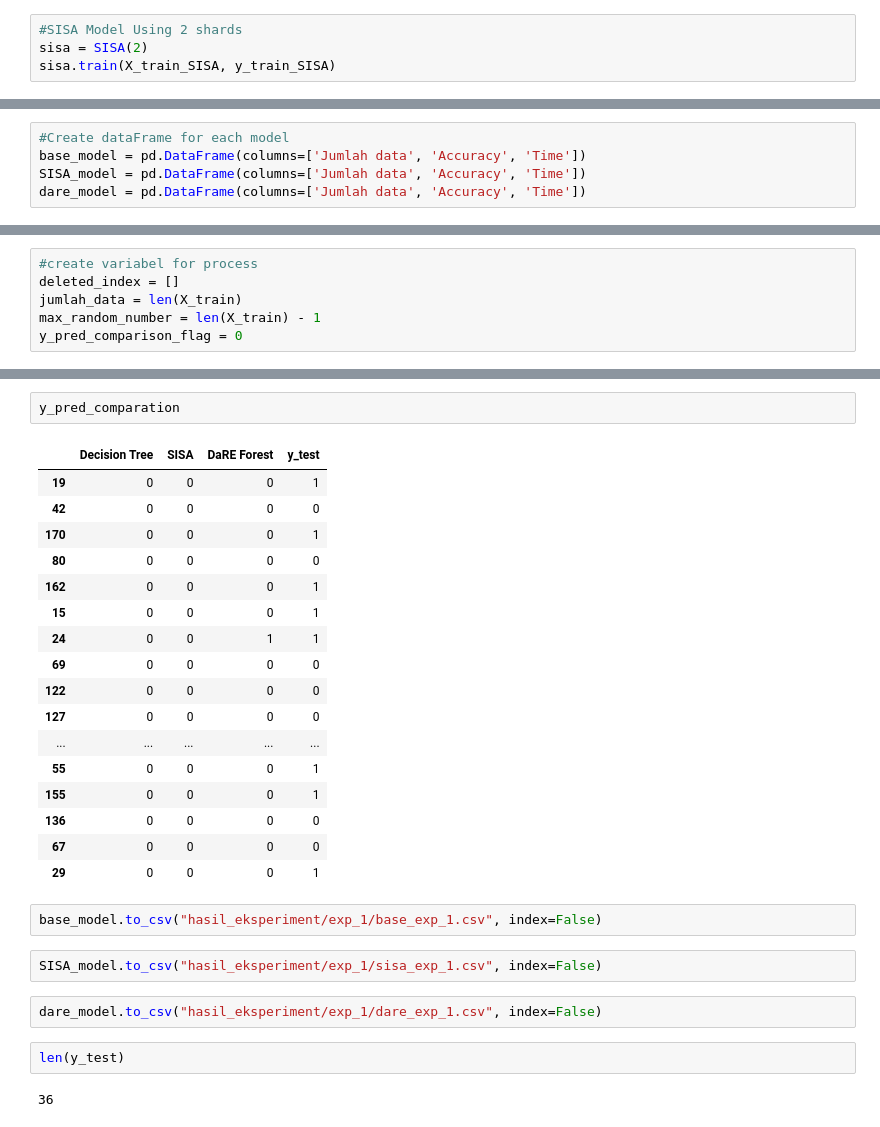
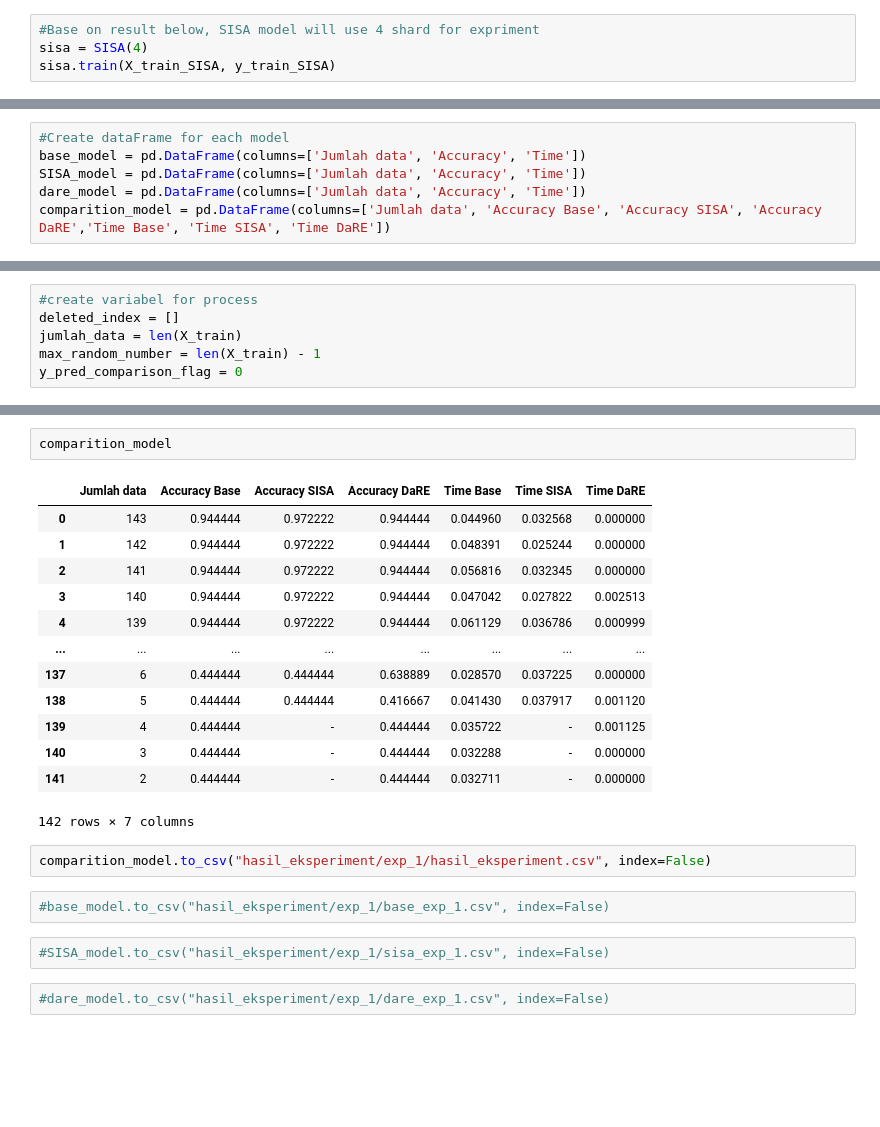
Before and after one commit to ilhampratama2109/Tugas_Akhir, a Jupyter notebook: experiment_1.ipynb, the cells around one changed output, grey strips where cells are left out. Drawn from its saved outputs; the diff is of its cells as text; blank space fills up the shorter version.

```diff
--- a/experiment_1.ipynb
+++ b/experiment_1.ipynb
@@ -104,5 +127,5 @@ Akurasi Model Decision Tree : 0.9444444444444444
 # %%
-#SISA Model Using 2 shards
-sisa = SISA(2)
+#Base on result below, SISA model will use 4 shard for expriment
+sisa = SISA(4)
 sisa.train(X_train_SISA, y_train_SISA)
 # %%
@@ -160,6 +224,7 @@ comparation_model
 base_model = pd.DataFrame(columns=['Jumlah data', 'Accuracy', 'Time'])
 SISA_model = pd.DataFrame(columns=['Jumlah data', 'Accuracy', 'Time'])
 dare_model = pd.DataFrame(columns=['Jumlah data', 'Accuracy', 'Time'])
+comparition_model = pd.DataFrame(columns=['Jumlah data', 'Accuracy Base', 'Accuracy SISA', 'Accuracy DaRE','Time Base', 'Time SISA', 'Time DaRE'])
 # %%
 #Create function to delete base model data
 def delete_base_data(X_train_base, y_train_base, index):
@@ -285,30 +328,24 @@ dare_model
-# %%
-y_pred_comparation
-# %% [output]
-|  | Decision Tree | SISA | DaRE Forest | y_test |
-| 19 | 0 | 0 | 0 | 1 |
-| 42 | 0 | 0 | 0 | 0 |
-| 170 | 0 | 0 | 0 | 1 |
-| 80 | 0 | 0 | 0 | 0 |
-| 162 | 0 | 0 | 0 | 1 |
-| 15 | 0 | 0 | 0 | 1 |
-| 24 | 0 | 0 | 1 | 1 |
-| 69 | 0 | 0 | 0 | 0 |
-| 122 | 0 | 0 | 0 | 0 |
-| 127 | 0 | 0 | 0 | 0 |
-| ... | ... | ... | ... | ... |
-| 55 | 0 | 0 | 0 | 1 |
-| 155 | 0 | 0 | 0 | 1 |
-| 136 | 0 | 0 | 0 | 0 |
-| 67 | 0 | 0 | 0 | 0 |
-| 29 | 0 | 0 | 0 | 1 |
+# %%
+comparition_model
+# %% [output]
+|  | Jumlah data | Accuracy Base | Accuracy SISA | Accuracy DaRE | Time Base | Time SISA | Time DaRE |
+| 0 | 143 | 0.944444 | 0.972222 | 0.944444 | 0.044960 | 0.032568 | 0.000000 |
+| 1 | 142 | 0.944444 | 0.972222 | 0.944444 | 0.048391 | 0.025244 | 0.000000 |
+| 2 | 141 | 0.944444 | 0.972222 | 0.944444 | 0.056816 | 0.032345 | 0.000000 |
+| 3 | 140 | 0.944444 | 0.972222 | 0.944444 | 0.047042 | 0.027822 | 0.002513 |
+| 4 | 139 | 0.944444 | 0.972222 | 0.944444 | 0.061129 | 0.036786 | 0.000999 |
+| ... | ... | ... | ... | ... | ... | ... | ... |
+| 137 | 6 | 0.444444 | 0.444444 | 0.638889 | 0.028570 | 0.037225 | 0.000000 |
+| 138 | 5 | 0.444444 | 0.444444 | 0.416667 | 0.041430 | 0.037917 | 0.001120 |
+| 139 | 4 | 0.444444 | - | 0.444444 | 0.035722 | - | 0.001125 |
+| 140 | 3 | 0.444444 | - | 0.444444 | 0.032288 | - | 0.000000 |
+| 141 | 2 | 0.444444 | - | 0.444444 | 0.032711 | - | 0.000000 |
+142 rows × 7 columns
+# %%
+comparition_model.to_csv("hasil_eksperiment/exp_1/hasil_eksperiment.csv", index=False)
 # %%
-base_model.to_csv("hasil_eksperiment/exp_1/base_exp_1.csv", index=False)
+#base_model.to_csv("hasil_eksperiment/exp_1/base_exp_1.csv", index=False)
 # %%
-SISA_model.to_csv("hasil_eksperiment/exp_1/sisa_exp_1.csv", index=False)
+#SISA_model.to_csv("hasil_eksperiment/exp_1/sisa_exp_1.csv", index=False)
 # %%
-dare_model.to_csv("hasil_eksperiment/exp_1/dare_exp_1.csv", index=False)
+#dare_model.to_csv("hasil_eksperiment/exp_1/dare_exp_1.csv", index=False)
-# %%
-len(y_test)
-# %% [output]
-36
```
Also changed, not shown: parts of 16 cells of this notebook, 8 other files.
